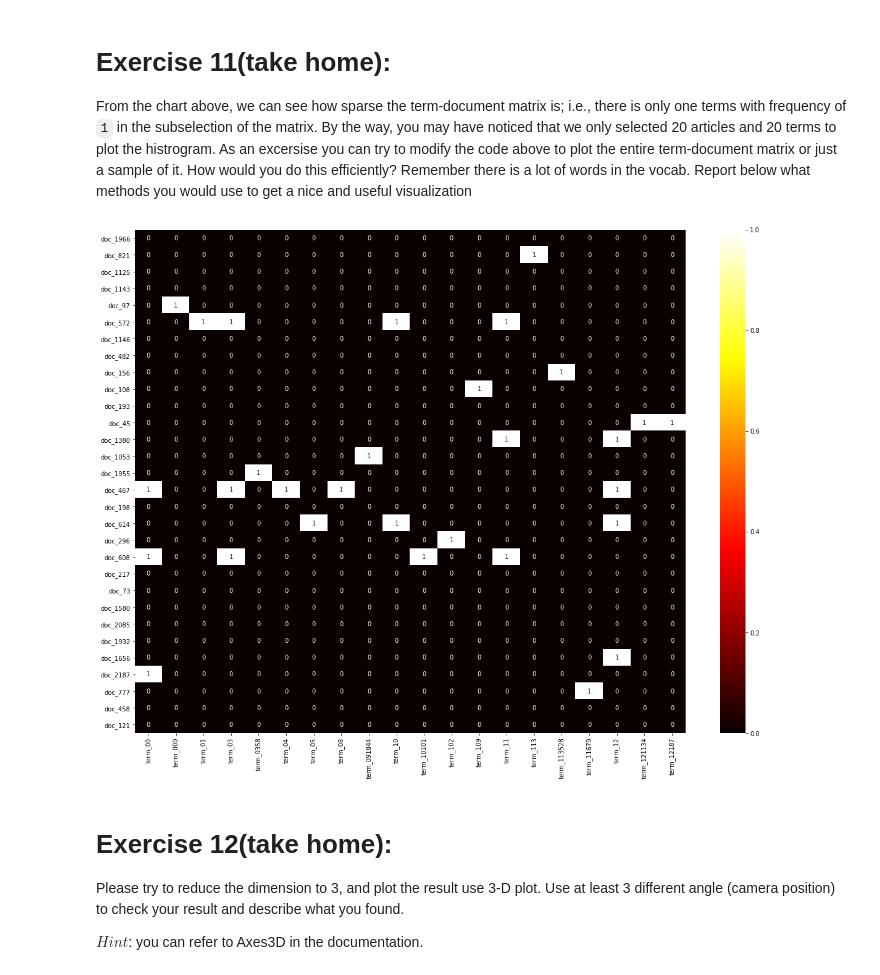
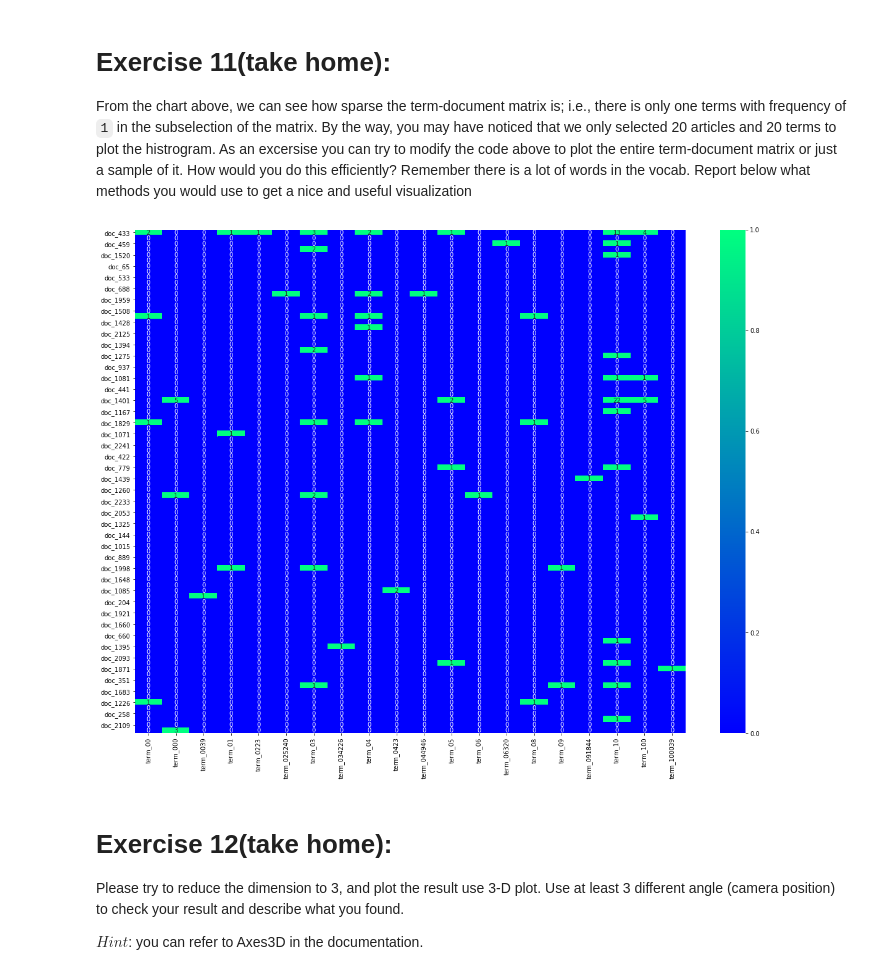
Before and after one commit to BoJieHsu/dm_2018_hw_1, a Jupyter notebook: 106061620_hw_1.ipynb, the cells around one changed output. Saved outputs shown, nothing was run; the diff lists cells and outputs as text; code cells hidden in the pictures.

```diff
--- a/106061620_hw_1.ipynb
+++ b/106061620_hw_1.ipynb
@@ -58,6 +56,8 @@ twenty_train = fetch_20newsgroups(subset='train', categories=categories, \
                                   shuffle=True, random_state=42)
 
 # Answer here
-for i in range(5):
+for i in range(3):
+    print(i)
     print('\n'.join(twenty_train.data[i].split('\n')))
+    print("---------------------------")
 # %% [output]
@@ -272,22 +280,22 @@ From the chart above, we can see how sparse the term-document matrix is; i.e., t
 # %%
 # Answer here
 # use seaborn heatmap to draw the relation between the documents and the the features
 import seaborn as sns
-X_sample = X.sample(n=30)# sample thirty documents
+X_sample = X.sample(n=90)# sample thirty documents
 count_vect_new = CountVectorizer()# build the transformer of word2vector of the 30 documents
 X_counts_new = count_vect_new.fit_transform(X_sample.text)
 plot_x = ["term_"+str(i) for i in count_vect_new.get_feature_names()[0:20]]# the top twenty features
 plot_y = ["doc_"+ str(i) for i in list(X_sample.index)]# twenty random documents index
 plot_z = X_counts_new[0:len(plot_y),0:len(plot_x)].toarray()
 
 
 df_todraw = pd.DataFrame(plot_z, columns = plot_x, index = plot_y)
 plt.subplots(figsize=(20, 15))
 ax = sns.heatmap(df_todraw,
-                 cmap="hot",
+                 cmap="winter",
                  vmin=0, vmax=1, annot=True)
 # %% [output]
-[figure, old version]
+[figure, new version]
 # %% [markdown]
 # Exercise 12(take home):
 Please try to reduce the dimension to 3, and plot the result use 3-D plot. Use at least 3 different angle (camera position) to check your result and describe what you found.
```
Also changed, not shown: parts of 22 cells of this notebook.
